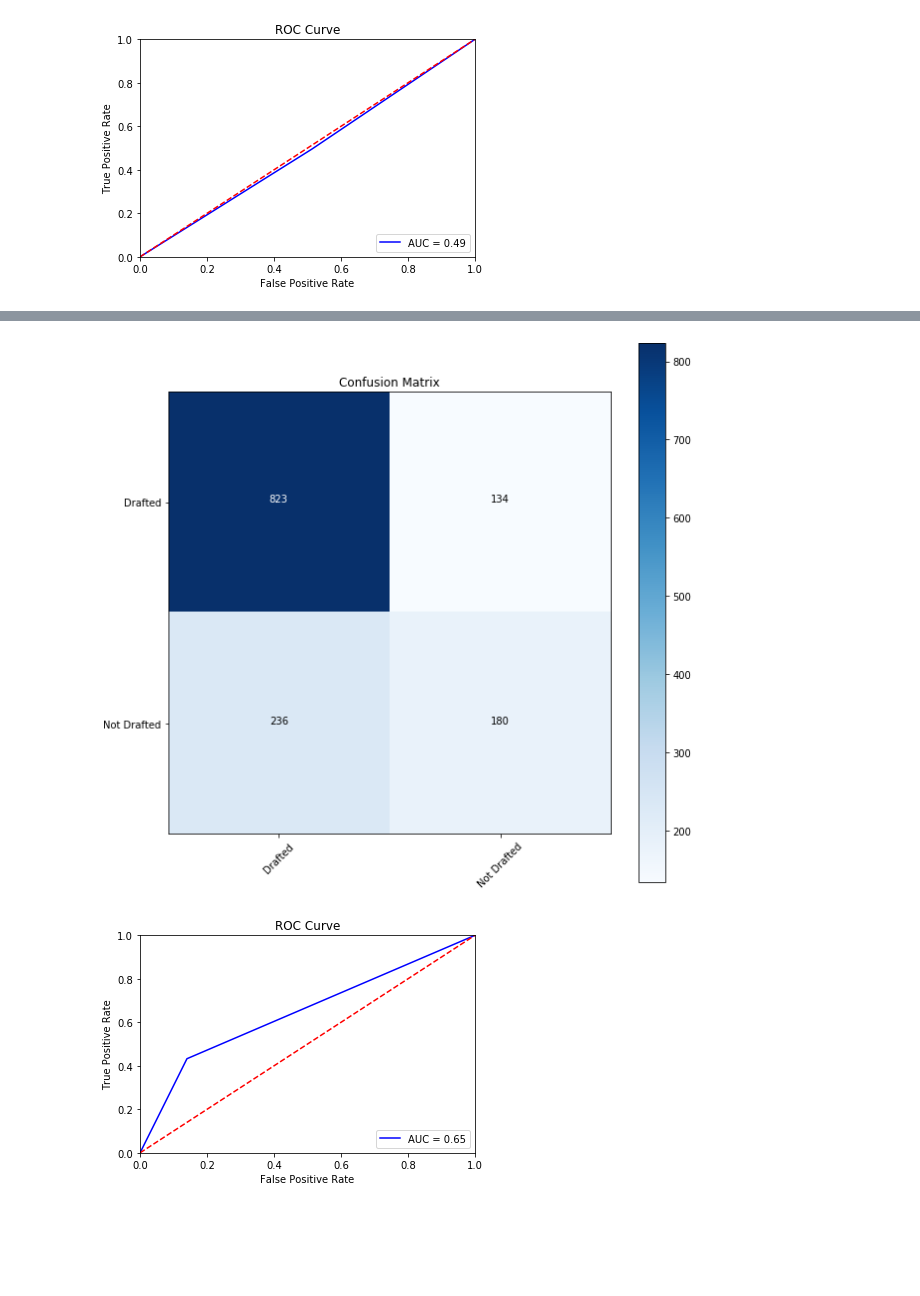
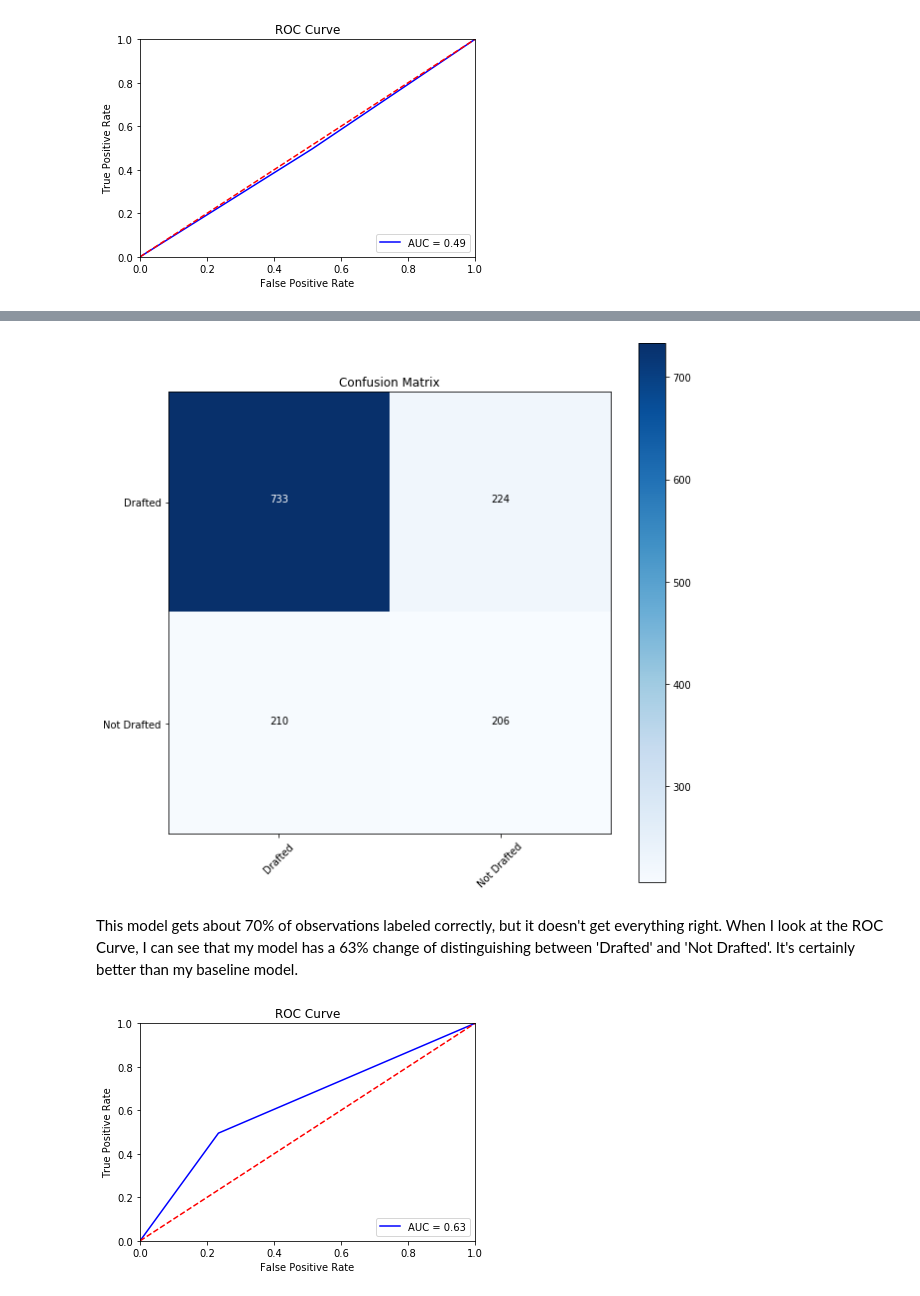
Before and after one commit to mcerow/pick_me, a Jupyter notebook: modeling_v3.ipynb, the cells around one changed output, grey strips where cells are left out. Cells and saved outputs as stored; diff of their text form; code cells hidden in the pictures; blank space fills up the shorter version.

Commit message:
updated modeling notebook with comments

```diff
--- a/modeling_v3.ipynb
+++ b/modeling_v3.ipynb
@@ -86,7 +84,7 @@ Now that I have my dummy columns, I can set my target & feature lists. My target
 target = df['DraftedvNotDrafted']
 # %%
 features = df.drop(columns=['PlayerName', 'Position', 'School', 'CombineYear', 'Draft Team', 'Round',
-                            'Pick', 'Draft Year', 'DraftedvNotDrafted', 'Feet', 'Inches', 'Pos',
+                            'Pick', 'Draft Year', 'DraftedvNotDrafted', 'Feet', 'Inches', 'Pos', '_40yd',
                             'Completions', 'Pass_Attempts', 'Completion_Percent', 'Pass_Yards',
                             'Pass_Yds_per_Attempt', 'Adj_Pass_Yds_per_Attempt', 'Pass_TDs',
                             'Pass_Interceptions', 'Passer_Rating', 'CompletionsperGame',
@@ -488,6 +486,9 @@ def plot_auc_curve(model, features, target):
     """
 
     X_train, X_test, y_train, y_test = train_test(features, target)
+
+    model_name = namestr(model, globals())
+    model_name = str(model_name).strip('[]')
 
     lb = LabelBinarizer()
     lb.fit(y_test)
@@ -509,6 +510,7 @@ def plot_auc_curve(model, features, target):
     plt.ylim([0, 1])
     plt.ylabel('True Positive Rate')
     plt.xlabel('False Positive Rate')
+    plt.savefig(model_name + 'ROC_Curve')
     plt.show()
 # %%
 def plot_conf_matrix(model, features, target):
@@ -1194,0 +1131,5 @@ scoring(xgboost_tomek, features, target)
+# %%
+gradboost_st = solve_imbalance(GradientBoostingClassifier(random_state=17, n_estimators=500, max_depth=3,
+                                                          min_samples_split=2, max_features='sqrt',
+                                                          learning_rate=0.1), smote_tomek, features, target)
+scoring(gradboost_st, features, target)
@@ -1234,8 +1319,10 @@ summary_df.sort_values('F1 Score', ascending=False)[:5]
 # %%
-plot_conf_matrix(xgboost_tomek, features, target)
+plot_conf_matrix(gradboost_st, features, target)
 # %% [output]
-[figure, old version]
+[figure, new version]
+# %% [markdown]
+This model gets about 70% of observations labeled correctly, but it doesn't get everything right. When I look at the ROC Curve, I can see that my model has a 63% change of distinguishing between 'Drafted' and 'Not Drafted'. It's certainly better than my baseline model.
 # %%
-plot_auc_curve(xgboost_tomek, features, target)
+plot_auc_curve(gradboost_st, features, target)
 # %% [output]
-[figure, old version]
+[figure, new version]
```
Also changed, not shown: parts of 83 cells of this notebook.
